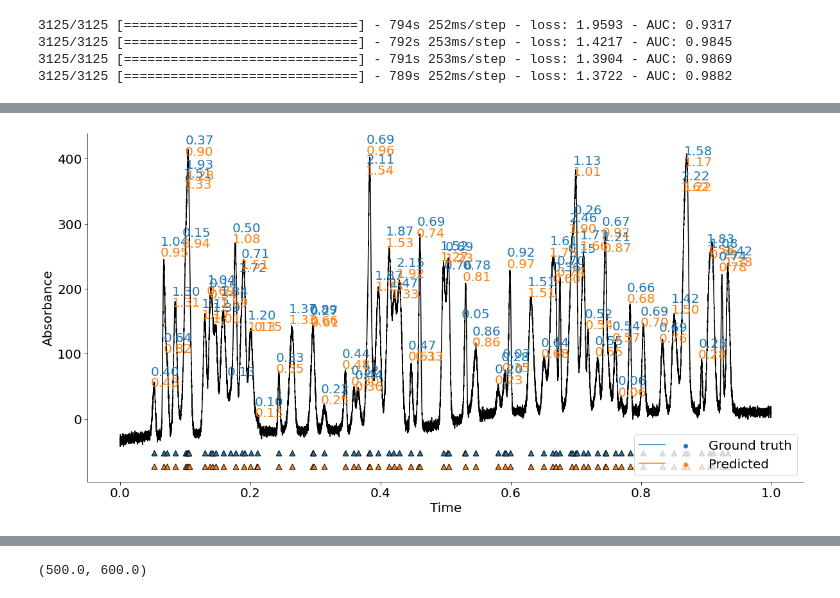
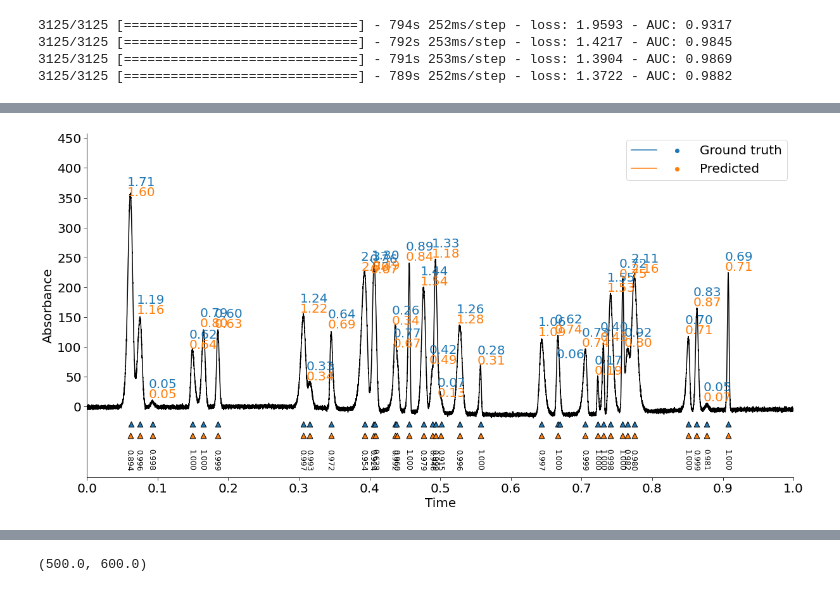
Before and after one commit to akensert/deep-learning-peak-detection, a Jupyter notebook: notebooks/01_convolutional-neural-network.ipynb, the cells around one changed output, grey strips where cells are left out. Saved outputs shown, nothing was run; the diff lists cells and outputs as text; code cells hidden in the pictures.

Commit message:
modify random scales and snr in simulator

```diff
--- a/notebooks/01_convolutional-neural-network.ipynb
+++ b/notebooks/01_convolutional-neural-network.ipynb
@@ -58,7 +56,17 @@ metrics = [CustomAUC(NUM_CLASSES)]
 
 simulator_train = Simulator()
 
-simulator_test = Simulator()
+simulator_test = Simulator(
+    resolution=16384,
+    num_peaks_range=(10, 40),
+    snr_range=(3.0, 45.0),
+    amplitude_range=(5, 250),
+    loc_range=(0.05, 0.95),
+    scale_range=(0.001, 0.004),
+    asymmetry_range=(-0.15, 0.15),
+    baseline_drift_magnitude=(-100, 100),
+    noise_type='white',
+)
 
 label_encoder = LabelEncoder(NUM_WINDOWS)
 
@@ -119,7 +121,7 @@ fig, ax = plt.subplots(1, 1, figsize=(20, 10))
 
 x_lim = [0.0, 1.0 + 1e-7]
 
-ID = 1
+ID = 15
 
 true_move = {0: (0.0, 0), 1: (0, 0), 2: (0, 0), 3: (0, 0), 4: (0, 0),
              5: (0, 0), 6: (0, 0), 7: (0, 0), 8: (0, 0), 9: (0, 0),
@@ -162,36 +164,38 @@ for i, y_sample in enumerate(y):
         index = int(gt[1][k-1] * 16384)
         height = max(x[index:index+1]) + 5
 
         if x_lim[0] < locs[j] < x_lim[1]:
 
             ax.scatter(locs[j], np.min(x)-30, c='C1', s=75, marker='^', edgecolor='black')
-           # ax.text(x=locs[j]-0.005 * x_lim[1], y=np.min(x)-85+pred_move[j][1], s=f'{probs[j]:.2f}', rotation=-0, fontsize=16)
+            ax.text(x=locs[j]-0.0075 * x_lim[1], y=np.min(x)-85, s=f'{probs[j]:.3f}', rotation=-90, fontsize=12)
             ax.text(x=locs[j]-0.005 * x_lim[1], y=height, s=f"{areas[j]:.2f}", color='C1', fontsize=20)
 
         j += 1
 
 
 
 ax.plot(np.linspace(0, 1, simulator_test.resolution), x, c='black')
 
 ax.scatter([None],[None], c='C0', label='Ground truth')
 ax.scatter([None],[None], c='C1', label='Predicted')
 ax.plot([None],[None], c='C0', label=' ')
 ax.plot([None],[None], c='C1', label=' ')
 
 
 ax.set_ylabel('Absorbance', fontsize=20)
 ax.set_xlabel('Time', fontsize=20)
-#ax.set_ylim(np.min(x)-100, np.max(x)+70);
-#ax.set_xlim(*x_lim)
+ax.set_ylim(np.min(x)-100, np.max(x)+100);
+ax.set_xlim(*x_lim)
 ax.tick_params(axis='both', length=5, labelsize=20)
 
 start, end = ax.get_xlim()
-#ax.xaxis.set_ticks(np.arange(start, end, 0.1))
+ax.xaxis.set_ticks(np.arange(start, end, 0.1))
 start, end = ax.get_ylim()
-#ax.yaxis.set_ticks(np.arange(0, end, 50))
+ax.yaxis.set_ticks(np.arange(0, end, 50))
 ax.legend(columnspacing=-0.5, fontsize=20, ncol=2)
 ax.spines['top'].set_visible(False)
 ax.spines['right'].set_visible(False)
+
+plt.savefig('peak_detection_2.png', dpi=300)
 # %% [output]
-[figure, old version]
+[figure, new version]
```
Also changed, not shown: parts of 9 cells of this notebook, 2 other files.
